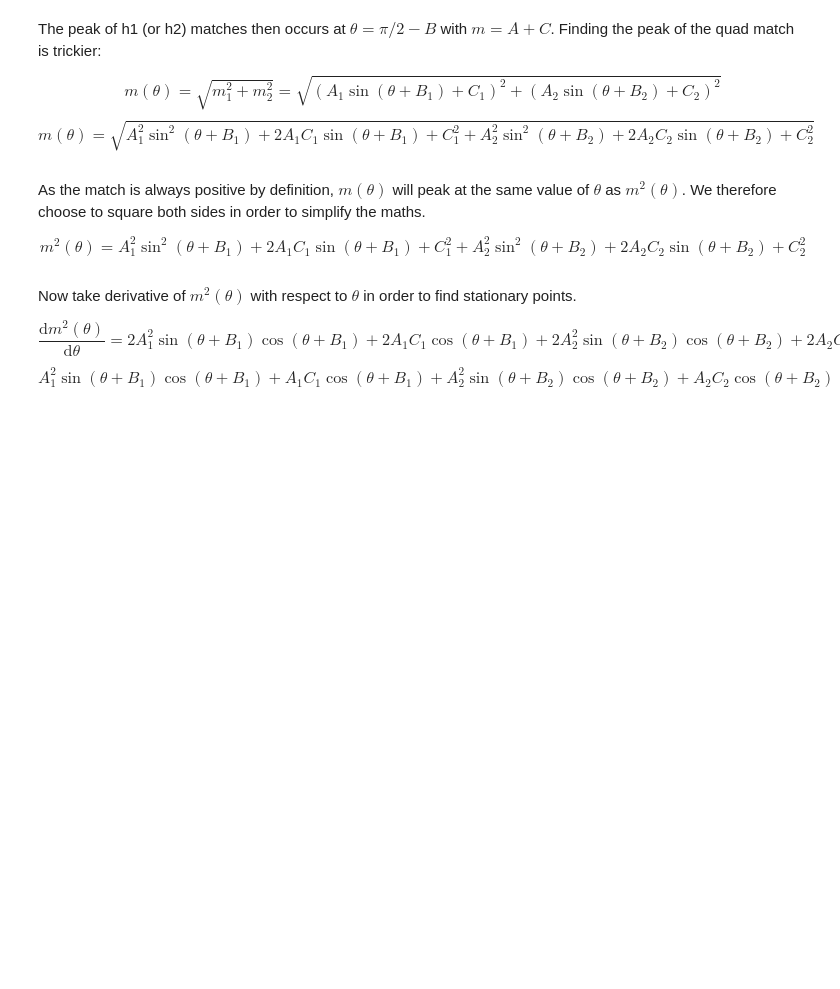
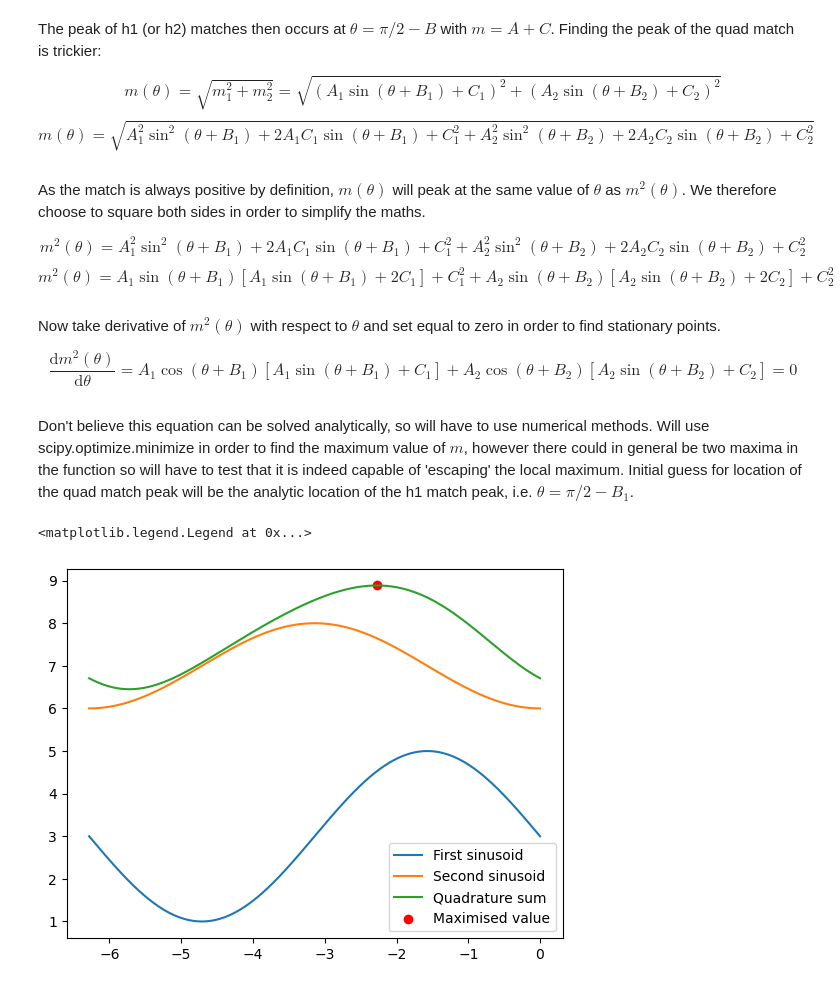
Before and after one commit to BenGPatterson/EccentricBinaries, a Jupyter notebook: notebooks/match_h1_h2.ipynb, the cells around one changed output. Drawn from its saved outputs; the diff is of its cells as text; code cells hidden in the pictures; blank space fills up the shorter version.

Commit message:
functions to use for sine approx method

```diff
--- a/notebooks/match_h1_h2.ipynb
+++ b/notebooks/match_h1_h2.ipynb
@@ -411,12 +411,38 @@ As the match is always positive by definition, $m(\theta)$ will peak at the same
 \begin{equation}
 m^2(\theta) = A_1^2\sin^2(\theta+B_1) + 2 A_1 C_1\sin(\theta+B_1) + C_1^2 + A_2^2\sin^2(\theta+B_2) + 2 A_2 C_2\sin(\theta+B_2) + C_2^2
 \end{equation}
+\begin{equation}
+m^2(\theta) = A_1 \sin(\theta + B_1) [A_1 \sin(\theta+B_1) + 2 C_1] + C_1^2 + A_2 \sin(\theta + B_2) [A_2 \sin(\theta+B_2) + 2 C_2] + C_2^2
+\end{equation}
 # %% [markdown]
-Now take derivative of $m^2(\theta)$ with respect to $\theta$ in order to find stationary points.
+Now take derivative of $m^2(\theta)$ with respect to $\theta$ and set equal to zero in order to find stationary points.
 
 \begin{equation}
-\frac{\mathrm{d} m^2(\theta)}{\mathrm{d}\theta} = 2 A_1^2 \sin(\theta + B_1) \cos(\theta + B_1) + 2 A_1 C_1 \cos(\theta + B_1) + 2 A_2^2 \sin(\theta + B_2) \cos(\theta + B_2) + 2 A_2 C_2 \cos(\theta + B_2) = 0
+\frac{\mathrm{d} m^2(\theta)}{\mathrm{d}\theta} = A_1 \cos(\theta + B_1) [A_1 \sin(\theta + B_1) +  C_1] + A_2 \cos(\theta + B_2) [A_2 \sin(\theta + B_2) +  C_2] = 0
 \end{equation}
-\begin{equation}
-A_1^2 \sin(\theta + B_1) \cos(\theta + B_1) + A_1 C_1 \cos(\theta + B_1) + A_2^2 \sin(\theta + B_2) \cos(\theta + B_2) + A_2 C_2 \cos(\theta + B_2) = 0
-\end{equation}
+# %% [markdown]
+Don't believe this equation can be solved analytically, so will have to use numerical methods. Will use scipy.optimize.minimize in order to find the maximum value of $m$, however there could in general be two maxima in the function so will have to test that it is indeed capable of 'escaping' the local maximum. Initial guess for location of the quad match peak will be the analytic location of the h1 match peak, i.e. $\theta = \pi/2 - B_1$.
+# %%
+# Calculate some test coefficients and create array of x values
+A_1, B_1, C_1 = sine_model_coeffs(3, 1, 3)
+A_2, B_2, C_2 = sine_model_coeffs(8, 7, 6)
+xs = np.linspace(-2*np.pi, 0, 1001)
+
+# Calculates sinusoids and quadrature sum
+sinu_1 = sine_model(xs, A_1, B_1, C_1)
+sinu_2 = sine_model(xs, A_2, B_2, C_2)
+sinu_quad = quad_sine_model(xs, A_1, B_1, C_1, A_2, B_2, C_2)
+
+# Calculates maximised point
+x_max = maximise_quad_sine(A_1, B_1, C_1, A_2, B_2, C_2)
+sinu_quad_max = quad_sine_model(x_max, A_1, B_1, C_1, A_2, B_2, C_2)
+
+# Plot
+plt.plot(xs, sinu_1, label='First sinusoid')
+plt.plot(xs, sinu_2, label='Second sinusoid')
+plt.plot(xs, sinu_quad, label='Quadrature sum')
+plt.scatter(x_max, sinu_quad_max, c='r', label='Maximised value')
+plt.legend()
+# %% [output]
+<matplotlib.legend.Legend at 0x...>
+[figure, added]
```
Also changed, not shown: parts of 4 cells of this notebook, 1 other file.
